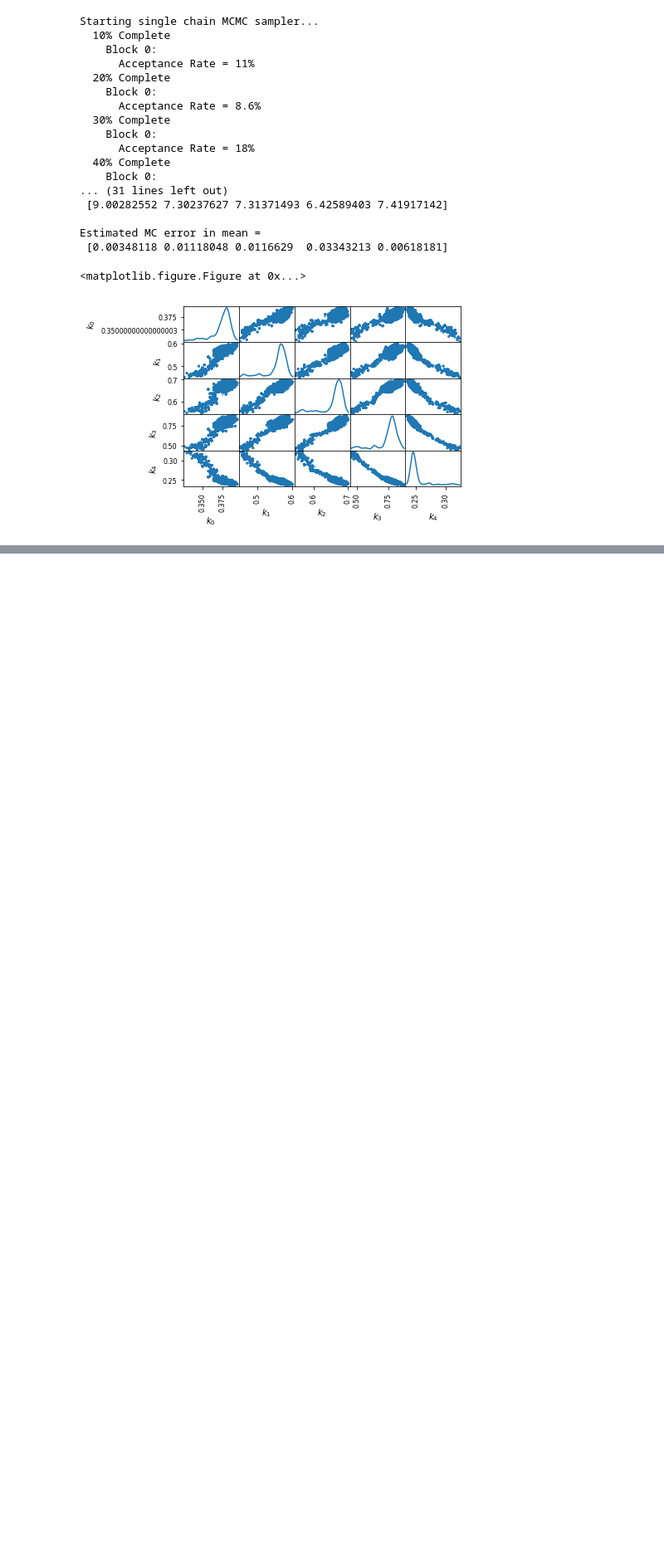
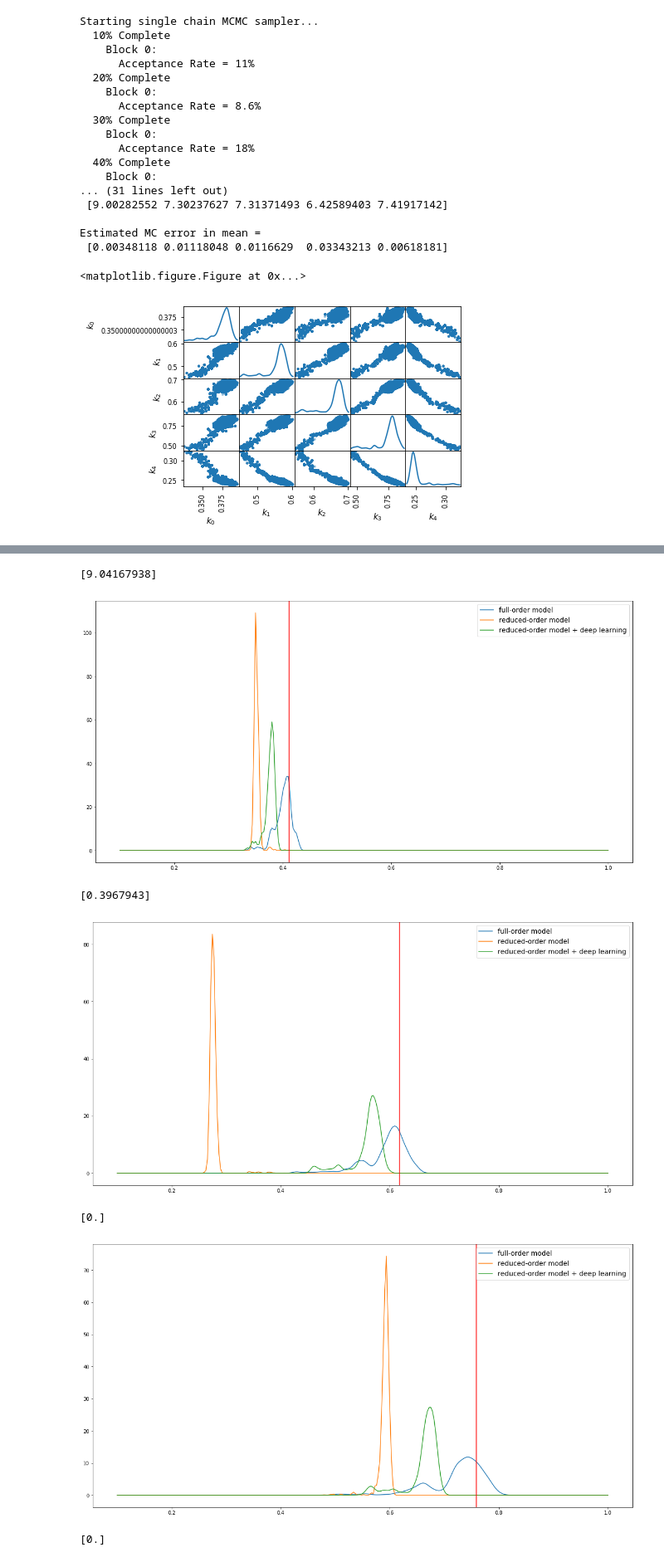
Before and after one commit to sheroze1123/BayesianInferenceDL, a Jupyter notebook: applications/thermal_fin/Thermal_Fin_Bayesian_Inference.ipynb, the cells around one changed output, grey strips where cells are left out. Shown at 83% size. Cells and saved outputs as stored; diff of their text form; code cells hidden in the pictures; blank space fills up the shorter version.

```diff
--- a/applications/thermal_fin/Thermal_Fin_Bayesian_Inference.ipynb
+++ b/applications/thermal_fin/Thermal_Fin_Bayesian_Inference.ipynb
@@ -270,0 +271,30 @@ plt.savefig("samps_rom.png", dpi=250)
+# %%
+import scipy.stats as stats
+def plot_post(s_f, s_r, s_d, true_vals):
+    x = np.linspace(0.1, 1, 300)
+    for i in range(5):
+        plt.figure(figsize=(20,10))
+        true = true_vals[i]
+        density_f = stats.gaussian_kde(s_f[i])
+        density_r = stats.gaussian_kde(s_r[i])
+        density_d = stats.gaussian_kde(s_d[i])
+        print(density_r(0.36))
+        plt.plot(x, density_f.pdf(x)/density_f.integrate_box(0,1))
+        plt.plot(x, density_r.pdf(x)/density_f.integrate_box(0,1))
+        plt.plot(x, density_d.pdf(x)/density_f.integrate_box(0,1))
+        plt.axvline(x=true,color='r')
+        plt.legend(["full-order model", "reduced-order model", "reduced-order model + deep learning"], fontsize=14, loc=1)
+        plt.xlabel("thermal conductivity")
+        plt.ylbale("pdf")
+        plt.show()
+
+true_vals = np.array([0.41126864, 0.61789679, 0.75873243, 0.96527541, 0.223480755])
+plot_post(s_f, s_r, s_d, true_vals)
+# %% [output]
+[9.04167938]
+[figure, added]
+[0.3967943]
+[figure, added]
+[0.]
+[figure, added]
+[0.]
```
Also changed, not shown: parts of 2 cells of this notebook, 5 other files.
